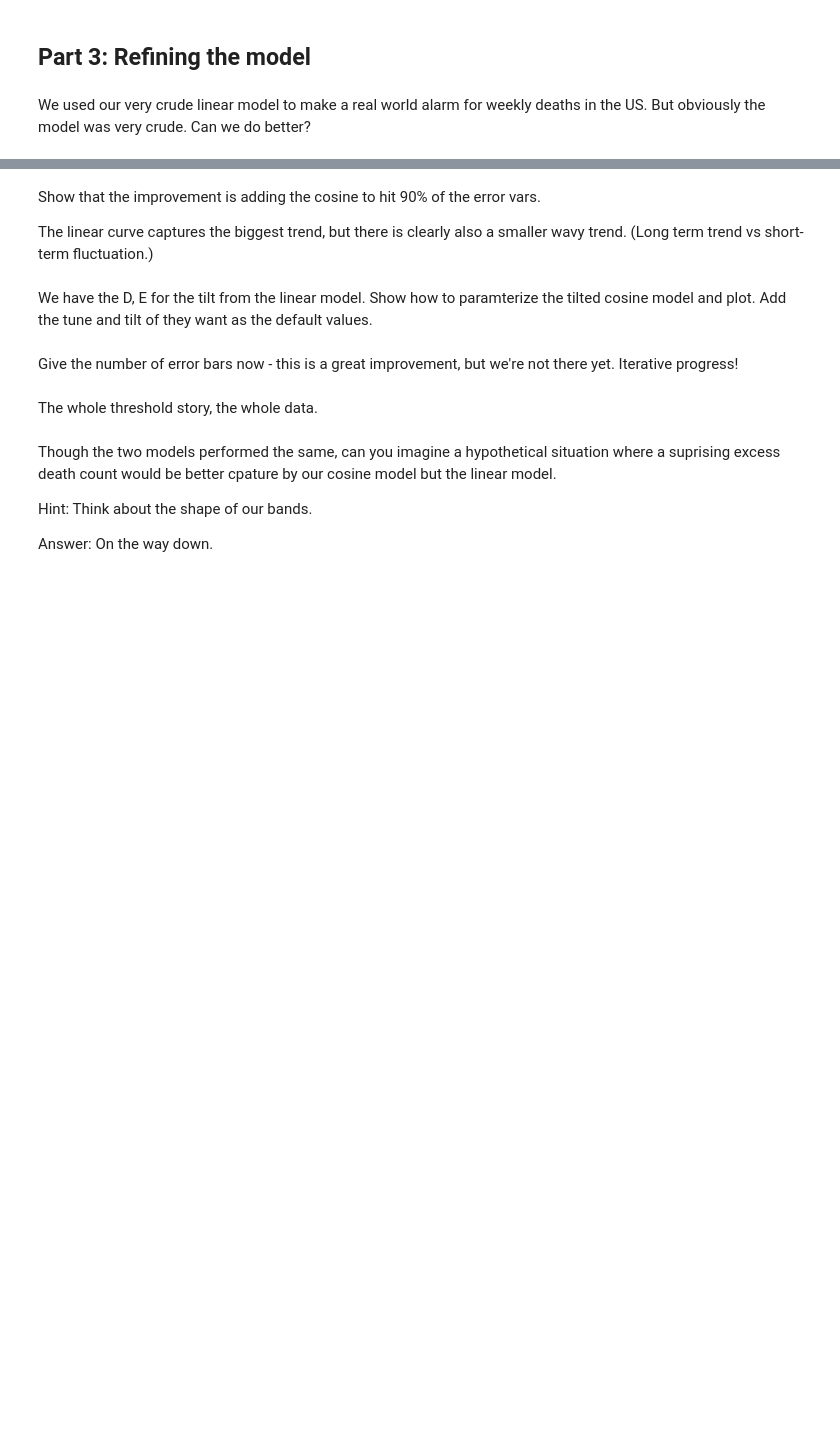
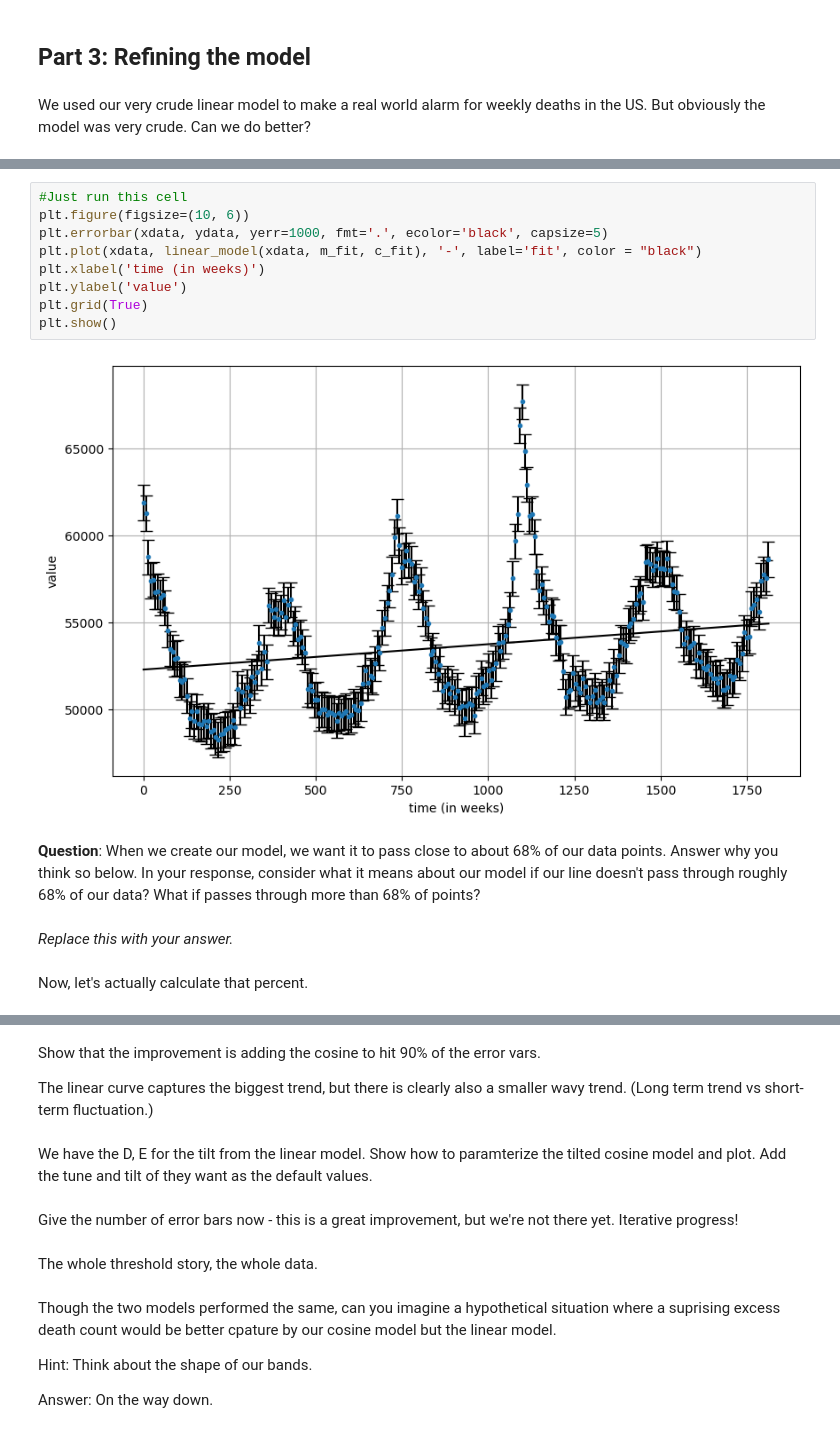
Before and after one commit to sensesensibilityscience/datascience, a Jupyter notebook: 2024/excessdeaths/student/modelling.ipynb, the cells around one changed output, grey strips where cells are left out. Drawn from its saved outputs; the diff is of its cells as text; blank space fills up the shorter version.

```diff
--- a/2024/excessdeaths/student/modelling.ipynb
+++ b/2024/excessdeaths/student/modelling.ipynb
@@ -200,0 +200,17 @@ TO DO: move the up the whole error bar discussion, but use linear model instead
+# %%
+#Just run this cell
+plt.figure(figsize=(10, 6))
+plt.errorbar(xdata, ydata, yerr=1000, fmt='.', ecolor='black', capsize=5)
+plt.plot(xdata, linear_model(xdata, m_fit, c_fit), '-', label='fit', color = "black")
+plt.xlabel('time (in weeks)')
+plt.ylabel('value')
+plt.grid(True)
+plt.show()
+# %% [output]
+[figure, added]
+# %% [markdown]
+**Question**: When we create our model, we want it to pass close to about 68% of our data points. Answer why you think so below. In your response, consider what it means about our model if our line doesn't pass through roughly 68% of our data? What if passes through more than 68% of points?
+# %% [markdown]
+_Replace this with your answer._
+# %% [markdown]
+Now, let's actually calculate that percent.
```
Also changed, not shown: parts of 42 cells of this notebook, 1 other file.
